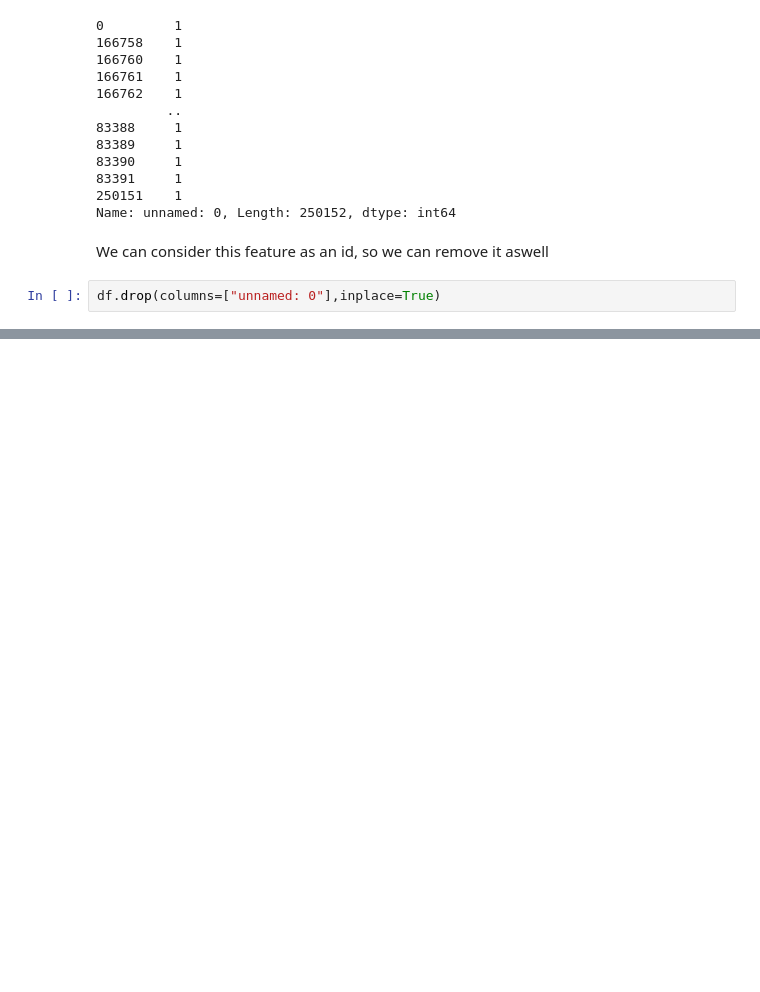
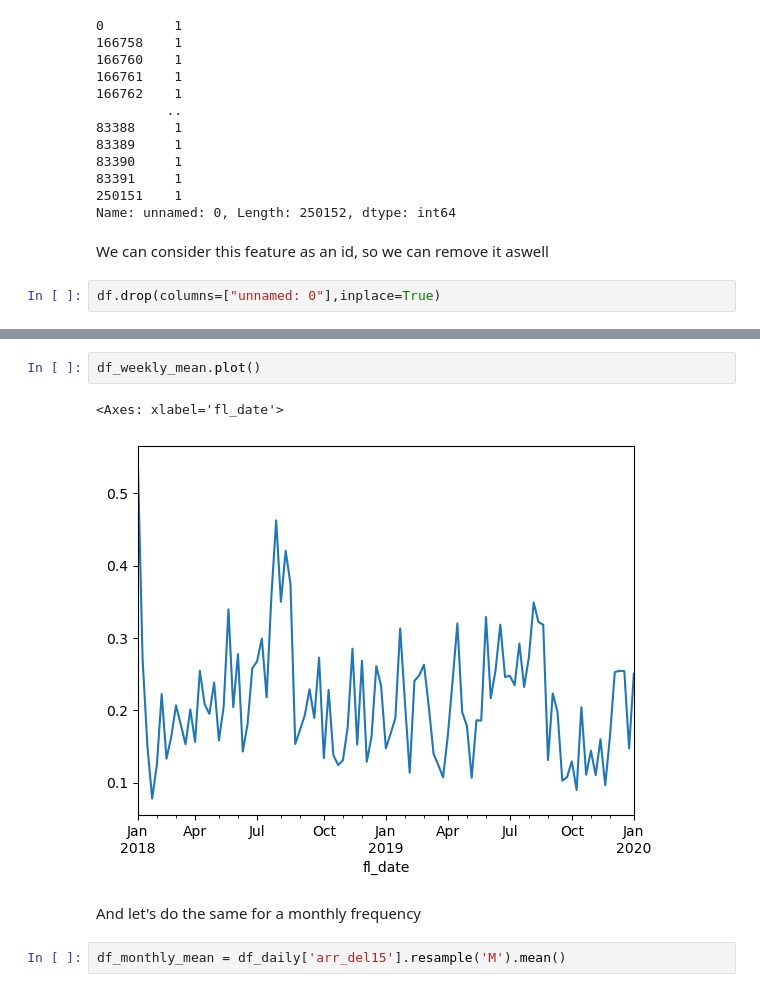
Before and after one commit to hidiegorguez/JFK-Delay-Prediction, a Jupyter notebook: jfk_delay_prediction.ipynb, the cells around one changed output, grey strips where cells are left out. Cells and saved outputs as stored; diff of their text form; blank space fills up the shorter version.

```diff
--- a/jfk_delay_prediction.ipynb
+++ b/jfk_delay_prediction.ipynb
@@ -324,0 +447,9 @@ df.drop(columns=["unnamed: 0"],inplace=True)
+# %%
+df_weekly_mean.plot()
+# %% [output]
+<Axes: xlabel='fl_date'>
+[figure, added]
+# %% [markdown]
+And let's do the same for a monthly frequency
+# %%
+df_monthly_mean = df_daily['arr_del15'].resample('M').mean()
```
Also changed, not shown: parts of 36 cells of this notebook.
